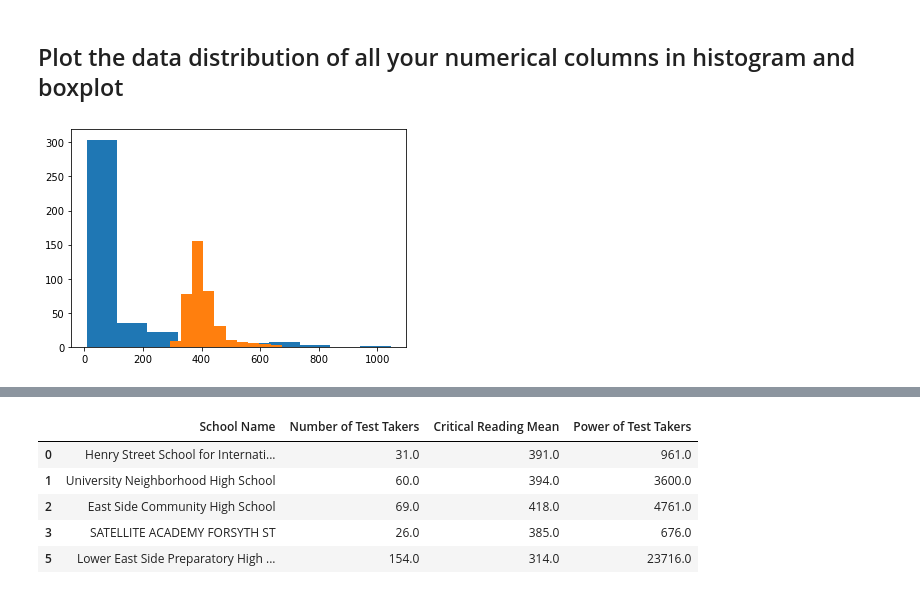
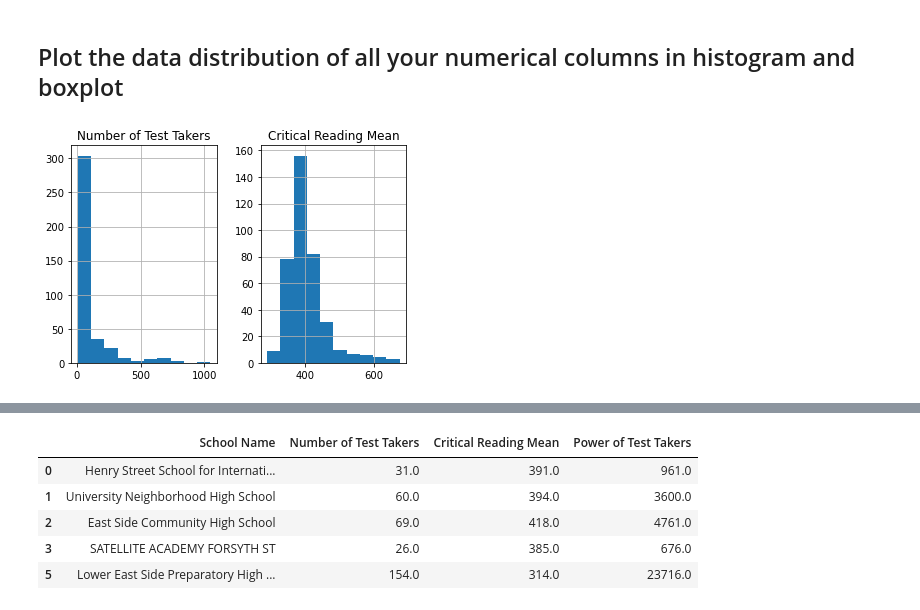
Before and after one commit to alyannisa/module-2, a Jupyter notebook: mod2_nurul_alyannisa.ipynb, the cells around one changed output, grey strips where cells are left out. Saved outputs shown, nothing was run; the diff lists cells and outputs as text; code cells hidden in the pictures.

```diff
--- a/mod2_nurul_alyannisa.ipynb
+++ b/mod2_nurul_alyannisa.ipynb
@@ -96,14 +99,13 @@ plt.show
 [figure]
 # %% [markdown]
 ## Plot the data distribution of all your numerical columns in histogram and boxplot
-# %%
-plt.hist(takers)
-
-plt.hist(read)
-
-plt.show()
-# %% [output]
-[figure, removed]
+# %%
+new_school = school[['Number of Test Takers','Critical Reading Mean']]
+new_school.hist()
+
+plt.show()
+# %% [output]
+[figure, added]
 # %%
 fig = plt.figure(figsize =(10, 7))
 
```
Also changed, not shown: parts of 30 cells of this notebook.
